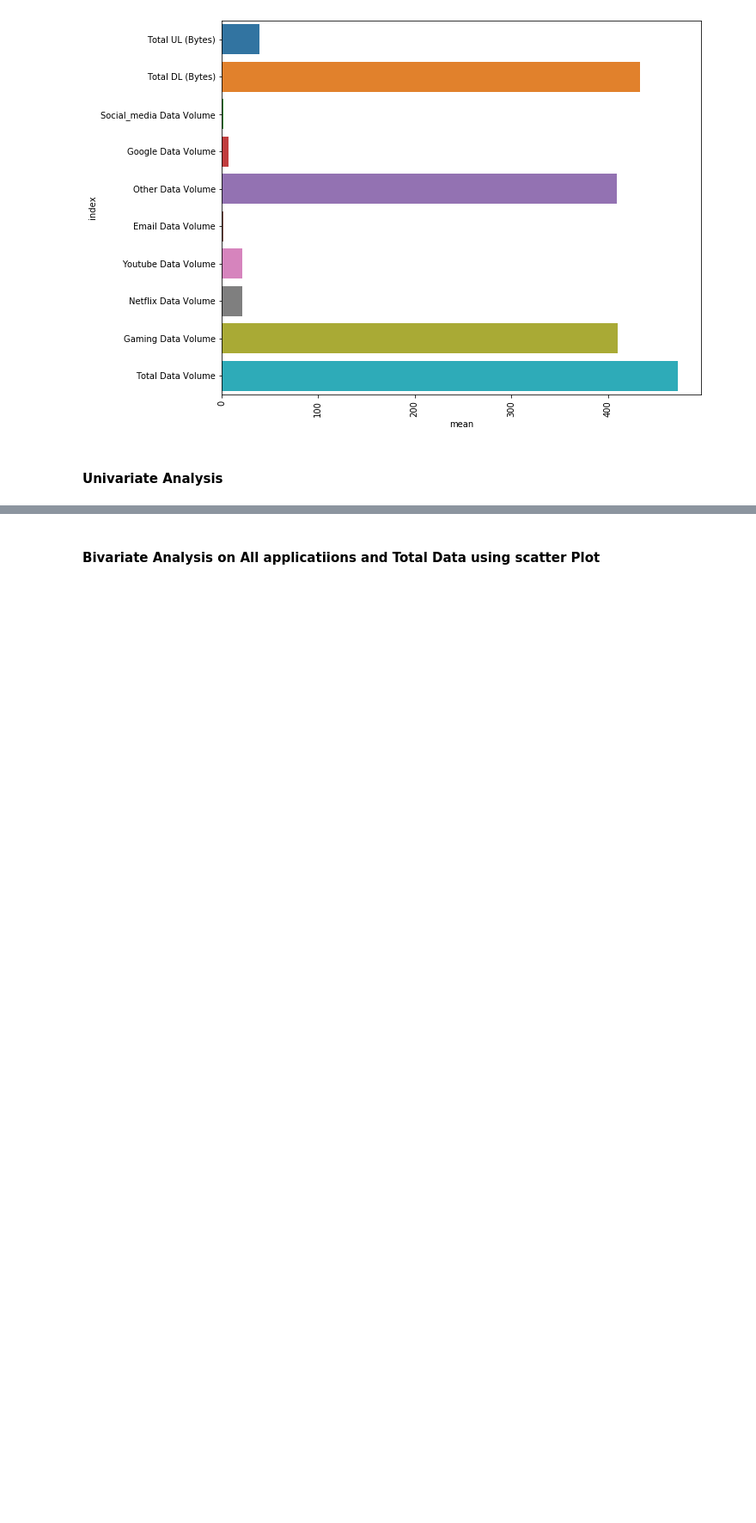
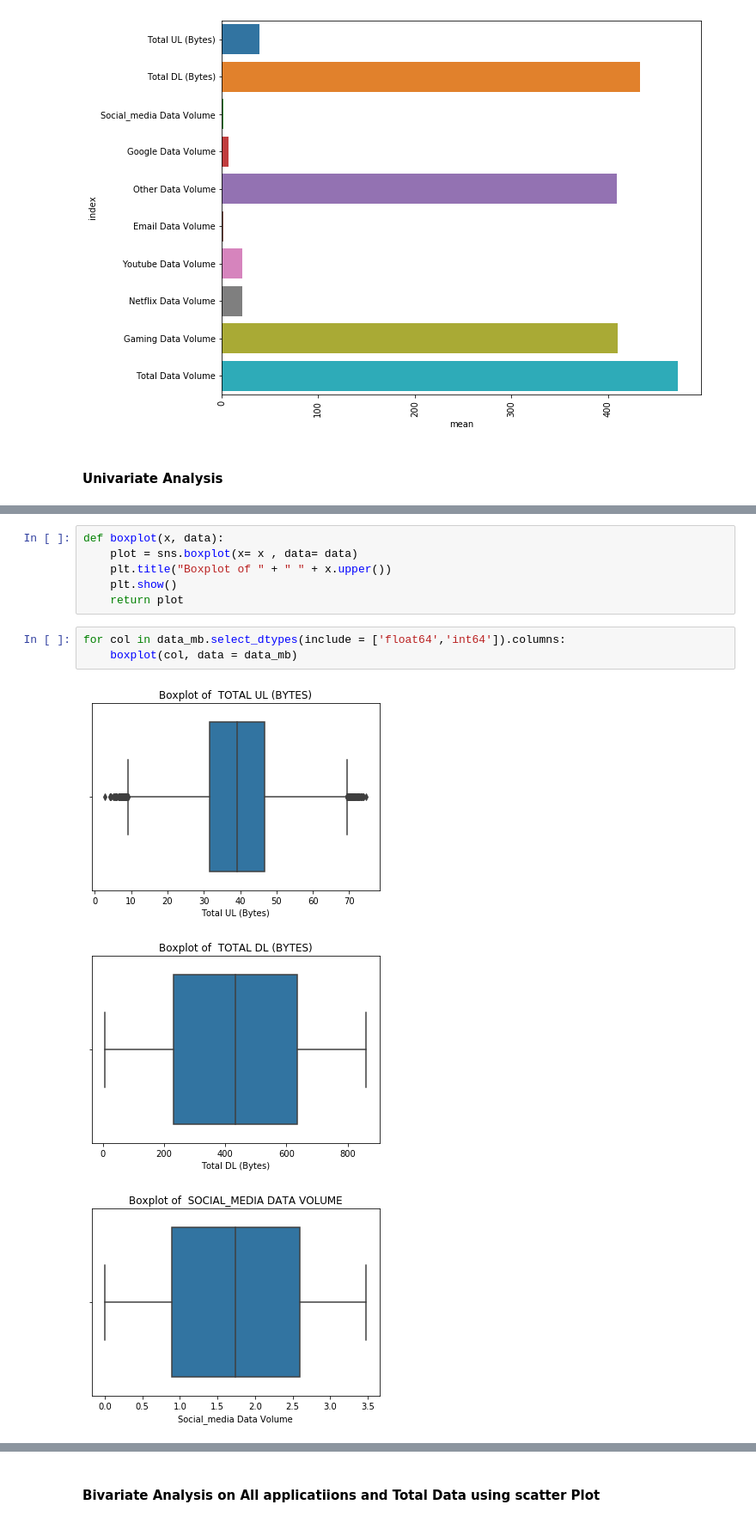
Before and after one commit to jayeolasegun/10Academy_week2, a Jupyter notebook: code/user_analytics.ipynb, the cells around one changed output, grey strips where cells are left out. Shown at 86% size. Saved outputs shown, nothing was run; the diff lists cells and outputs as text; blank space fills up the shorter version.

```diff
--- a/code/user_analytics.ipynb
+++ b/code/user_analytics.ipynb
@@ -663,0 +549,13 @@ data['Decile_rank'] = pd.qcut(data['Dur. (ms).1'], 5, labels = False)
+# %%
+def boxplot(x, data):
+    plot = sns.boxplot(x= x , data= data)
+    plt.title("Boxplot of " + " " + x.upper())
+    plt.show()
+    return plot
+# %%
+for col in data_mb.select_dtypes(include = ['float64','int64']).columns:
+    boxplot(col, data = data_mb)
+# %% [output]
+[figure, added]
+[figure, added]
+[figure, added]
```
Also changed, not shown: parts of 51 cells of this notebook, 1 other file.
